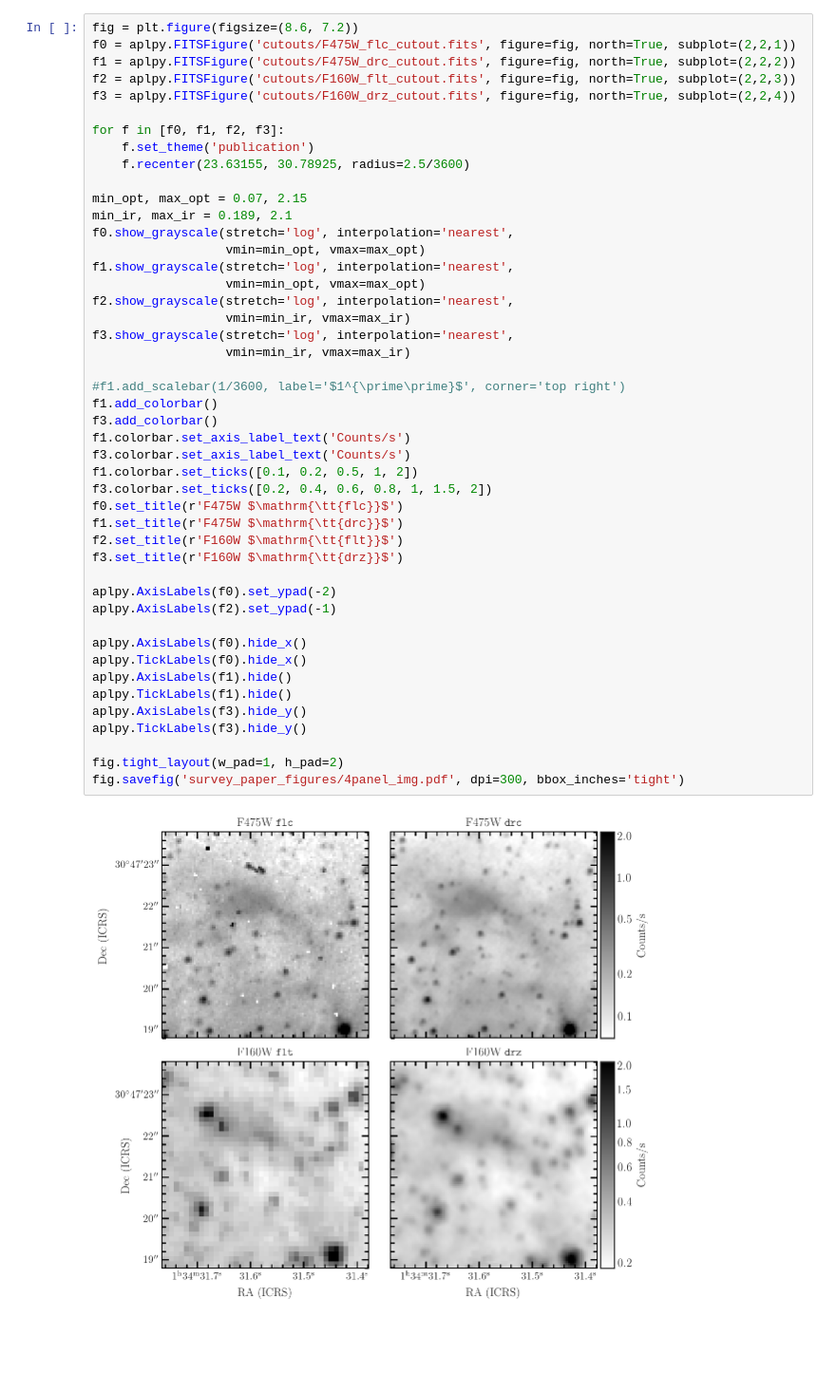
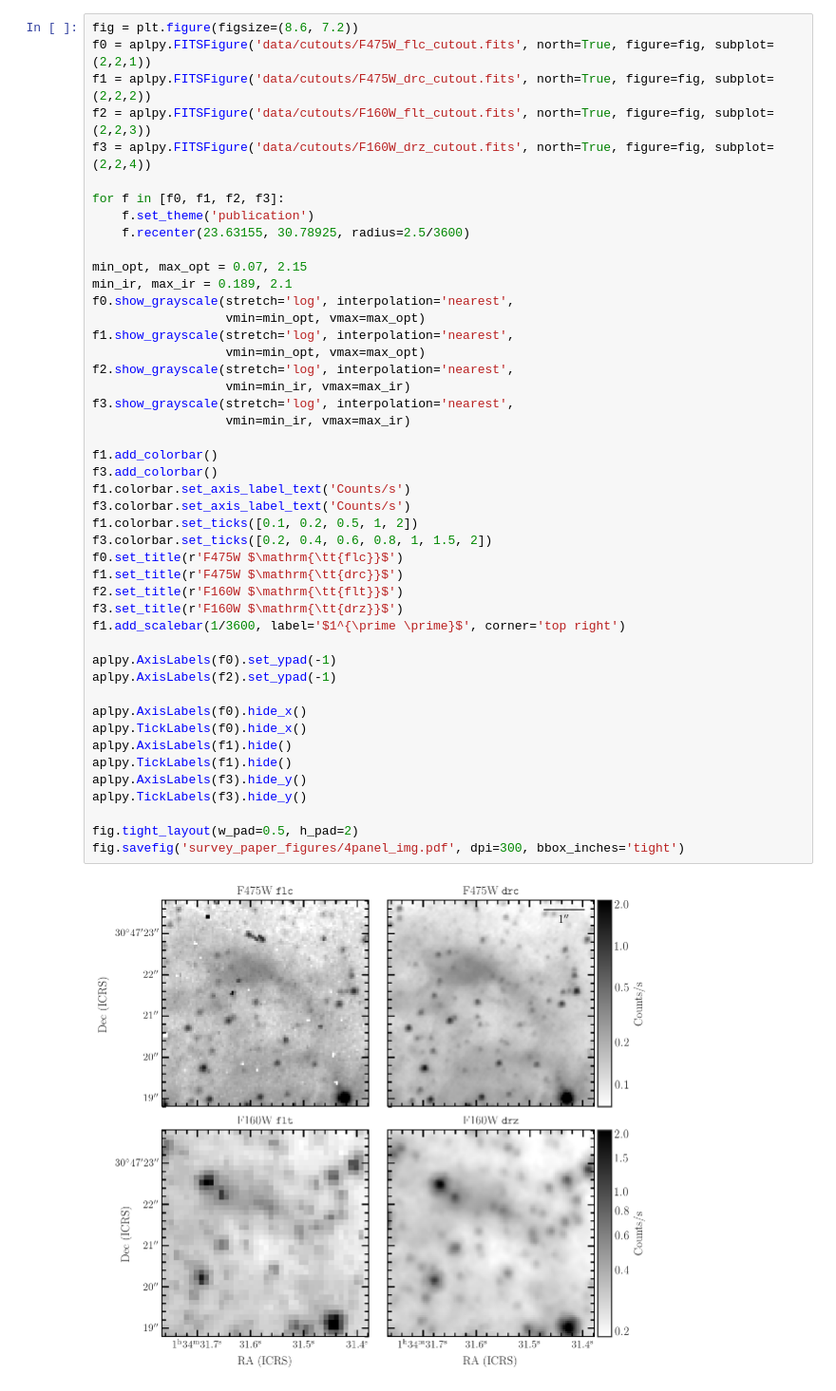
Before and after one commit to meredith-durbin/m33_survey_plots, a Jupyter notebook: APLpy plots.ipynb, the cells around one changed output. Shown at 95% size. Cells and saved outputs as stored; diff of their text form; blank space fills up the shorter version.

```diff
--- a/APLpy plots.ipynb
+++ b/APLpy plots.ipynb
@@ -29,9 +60,9 @@ sns.set_palette(pal)
 # %%
 fig = plt.figure(figsize=(8.6, 7.2))
-f0 = aplpy.FITSFigure('cutouts/F475W_flc_cutout.fits', figure=fig, north=True, subplot=(2,2,1))
-f1 = aplpy.FITSFigure('cutouts/F475W_drc_cutout.fits', figure=fig, north=True, subplot=(2,2,2))
-f2 = aplpy.FITSFigure('cutouts/F160W_flt_cutout.fits', figure=fig, north=True, subplot=(2,2,3))
-f3 = aplpy.FITSFigure('cutouts/F160W_drz_cutout.fits', figure=fig, north=True, subplot=(2,2,4))
+f0 = aplpy.FITSFigure('data/cutouts/F475W_flc_cutout.fits', north=True, figure=fig, subplot=(2,2,1))
+f1 = aplpy.FITSFigure('data/cutouts/F475W_drc_cutout.fits', north=True, figure=fig, subplot=(2,2,2))
+f2 = aplpy.FITSFigure('data/cutouts/F160W_flt_cutout.fits', north=True, figure=fig, subplot=(2,2,3))
+f3 = aplpy.FITSFigure('data/cutouts/F160W_drz_cutout.fits', north=True, figure=fig, subplot=(2,2,4))
 
 for f in [f0, f1, f2, f3]:
     f.set_theme('publication')
@@ -43,34 +74,34 @@ f0.show_grayscale(stretch='log', interpolation='nearest',
                   vmin=min_opt, vmax=max_opt)
 f1.show_grayscale(stretch='log', interpolation='nearest',
                   vmin=min_opt, vmax=max_opt)
 f2.show_grayscale(stretch='log', interpolation='nearest',
                   vmin=min_ir, vmax=max_ir)
 f3.show_grayscale(stretch='log', interpolation='nearest',
                   vmin=min_ir, vmax=max_ir)
 
-#f1.add_scalebar(1/3600, label='$1^{\prime\prime}$', corner='top right')
 f1.add_colorbar()
 f3.add_colorbar()
 f1.colorbar.set_axis_label_text('Counts/s')
 f3.colorbar.set_axis_label_text('Counts/s')
 f1.colorbar.set_ticks([0.1, 0.2, 0.5, 1, 2])
 f3.colorbar.set_ticks([0.2, 0.4, 0.6, 0.8, 1, 1.5, 2])
 f0.set_title(r'F475W $\mathrm{\tt{flc}}$')
 f1.set_title(r'F475W $\mathrm{\tt{drc}}$')
 f2.set_title(r'F160W $\mathrm{\tt{flt}}$')
 f3.set_title(r'F160W $\mathrm{\tt{drz}}$')
+f1.add_scalebar(1/3600, label='$1^{\prime \prime}$', corner='top right')
 
-aplpy.AxisLabels(f0).set_ypad(-2)
+aplpy.AxisLabels(f0).set_ypad(-1)
 aplpy.AxisLabels(f2).set_ypad(-1)
 
 aplpy.AxisLabels(f0).hide_x()
 aplpy.TickLabels(f0).hide_x()
 aplpy.AxisLabels(f1).hide()
 aplpy.TickLabels(f1).hide()
 aplpy.AxisLabels(f3).hide_y()
 aplpy.TickLabels(f3).hide_y()
 
-fig.tight_layout(w_pad=1, h_pad=2)
+fig.tight_layout(w_pad=0.5, h_pad=2)
 fig.savefig('survey_paper_figures/4panel_img.pdf', dpi=300, bbox_inches='tight')
 # %% [output]
-[figure, old version]
+[figure, new version]
```
Also changed, not shown: parts of 3 cells of this notebook, 11 other files.
